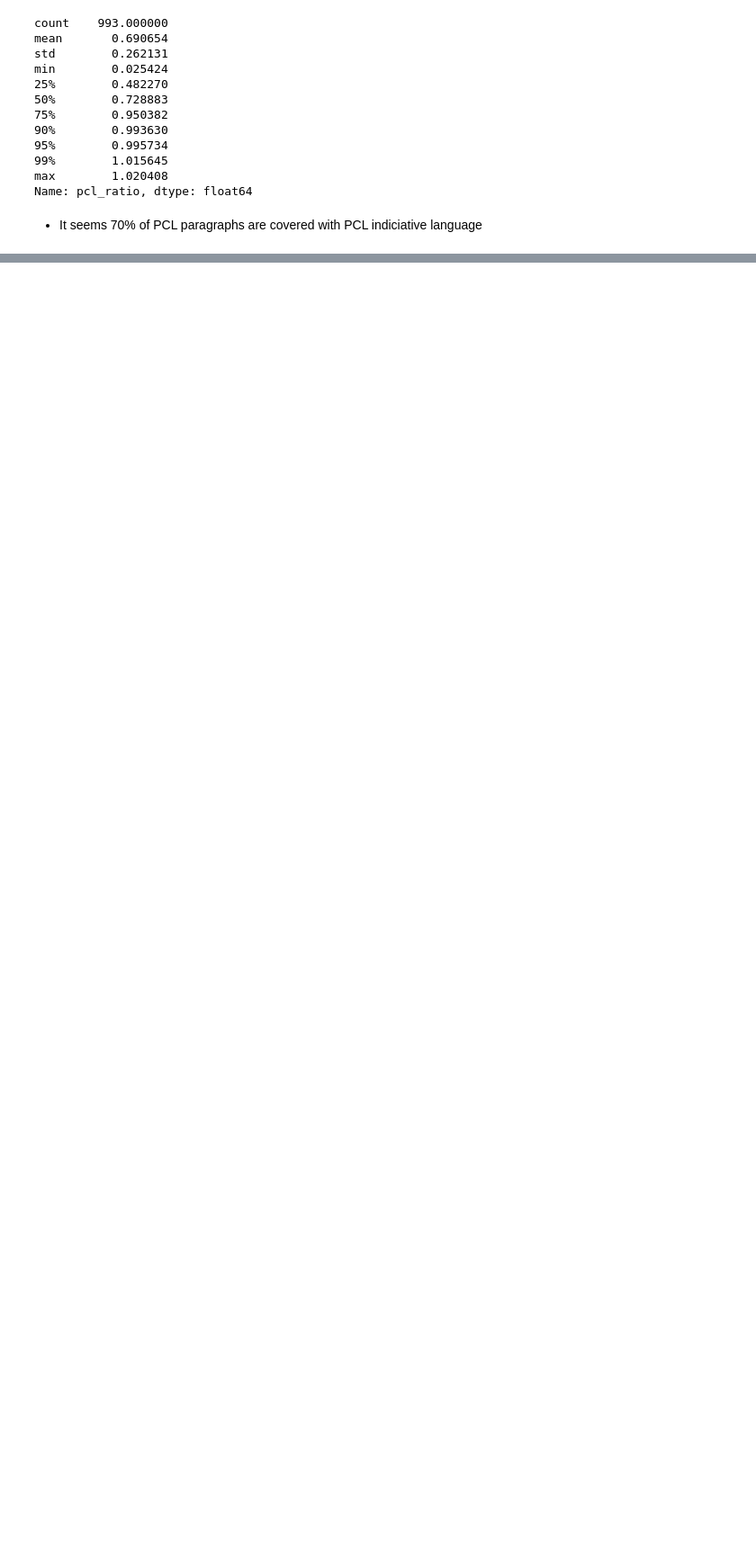
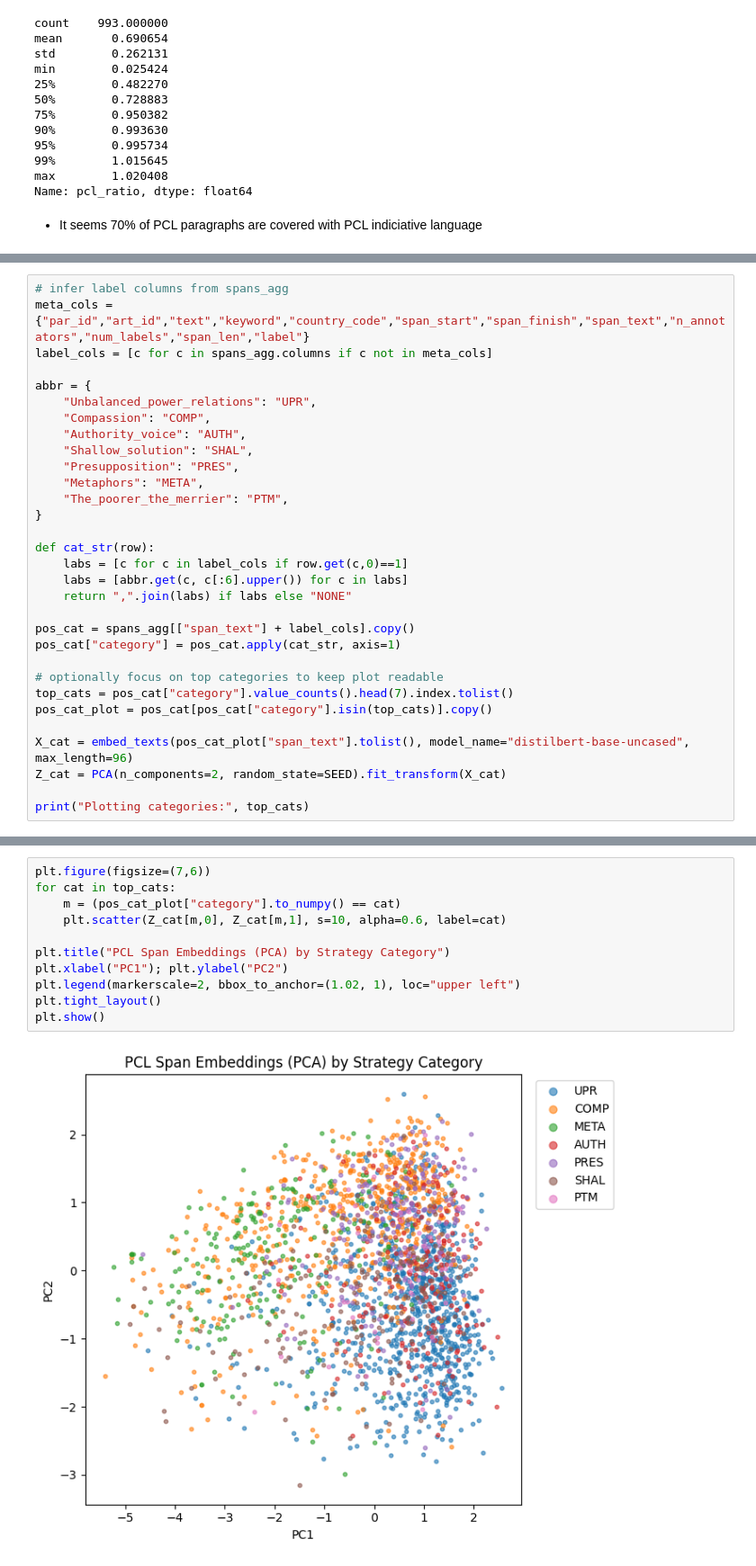
Before and after one commit to JoshSkilla/PCL-detection, a Jupyter notebook: notebooks/EDA_with_PCL_categories.ipynb, the cells around one changed output, grey strips where cells are left out. Shown at 90% size. Cells and saved outputs as stored; diff of their text form; blank space fills up the shorter version.

```diff
--- a/notebooks/EDA_with_PCL_categories.ipynb
+++ b/notebooks/EDA_with_PCL_categories.ipynb
@@ -678,0 +937,31 @@ Name: pcl_ratio, dtype: float64
+# %%
+# infer label columns from spans_agg
+meta_cols = {"par_id","art_id","text","keyword","country_code","span_start","span_finish","span_text","n_annotators","num_labels","span_len","label"}
+label_cols = [c for c in spans_agg.columns if c not in meta_cols]
+
+abbr = {
+    "Unbalanced_power_relations": "UPR",
+    "Compassion": "COMP",
+    "Authority_voice": "AUTH",
+    "Shallow_solution": "SHAL",
+    "Presupposition": "PRES",
+    "Metaphors": "META",
+    "The_poorer_the_merrier": "PTM",
+}
+
+def cat_str(row):
+    labs = [c for c in label_cols if row.get(c,0)==1]
+    labs = [abbr.get(c, c[:6].upper()) for c in labs]
+    return ",".join(labs) if labs else "NONE"
+
+pos_cat = spans_agg[["span_text"] + label_cols].copy()
+pos_cat["category"] = pos_cat.apply(cat_str, axis=1)
+
+# optionally focus on top categories to keep plot readable
+top_cats = pos_cat["category"].value_counts().head(7).index.tolist()
+pos_cat_plot = pos_cat[pos_cat["category"].isin(top_cats)].copy()
+
+X_cat = embed_texts(pos_cat_plot["span_text"].tolist(), model_name="distilbert-base-uncased", max_length=96)
+Z_cat = PCA(n_components=2, random_state=SEED).fit_transform(X_cat)
+
+print("Plotting categories:", top_cats)
@@ -678,0 +981,13 @@ Name: pcl_ratio, dtype: float64
+# %%
+plt.figure(figsize=(7,6))
+for cat in top_cats:
+    m = (pos_cat_plot["category"].to_numpy() == cat)
+    plt.scatter(Z_cat[m,0], Z_cat[m,1], s=10, alpha=0.6, label=cat)
+
+plt.title("PCL Span Embeddings (PCA) by Strategy Category")
+plt.xlabel("PC1"); plt.ylabel("PC2")
+plt.legend(markerscale=2, bbox_to_anchor=(1.02, 1), loc="upper left")
+plt.tight_layout()
+plt.show()
+# %% [output]
+[figure, added]
```
Also changed, not shown: parts of 21 cells of this notebook, 2 other files.
